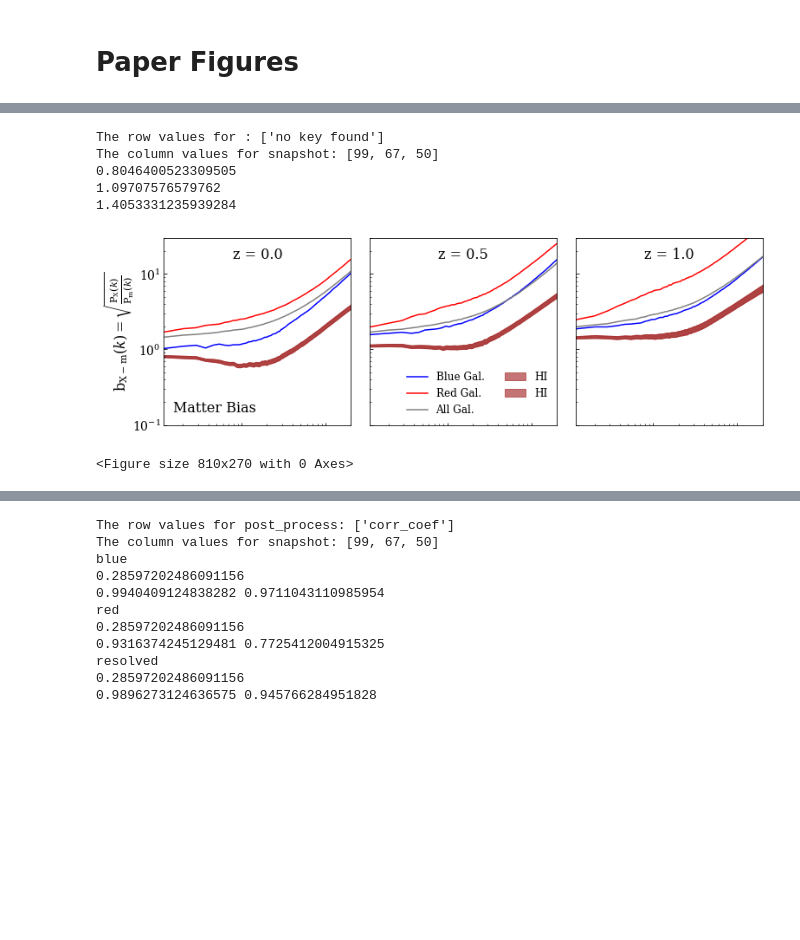
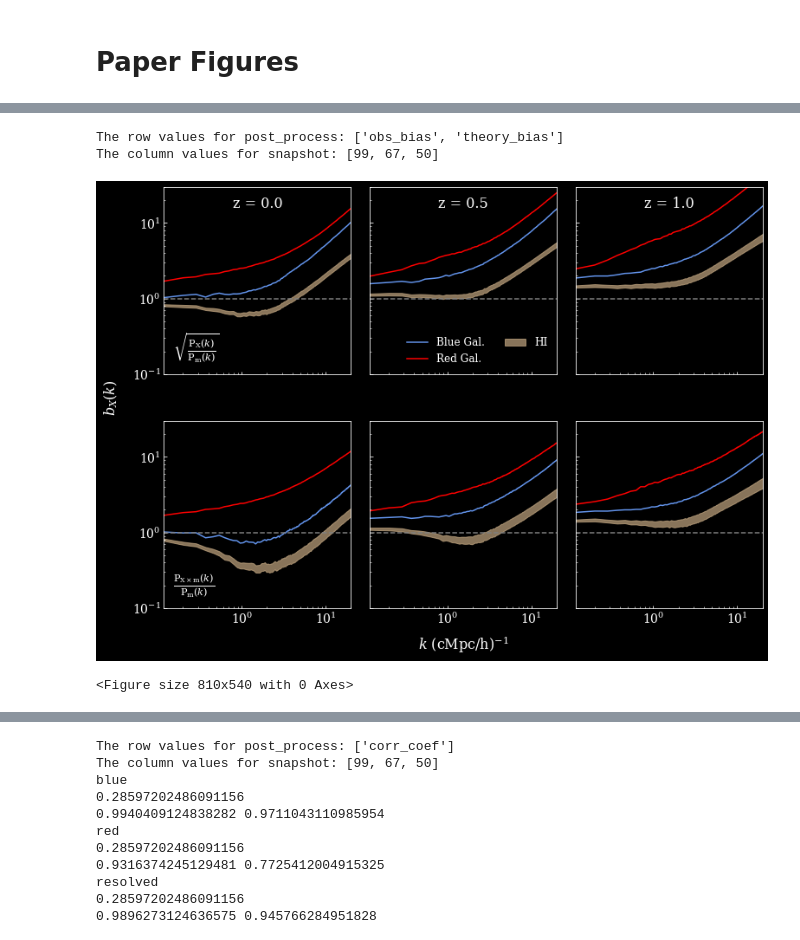
Before and after one commit to calvinosinga/hcolor, a Jupyter notebook: fig_md_analysis/Bias/bias_figures.ipynb, the cells around one changed output, grey strips where cells are left out. Saved outputs shown, nothing was run; the diff lists cells and outputs as text; code cells hidden in the pictures; blank space fills up the shorter version.

```diff
--- a/fig_md_analysis/Bias/bias_figures.ipynb
+++ b/fig_md_analysis/Bias/bias_figures.ipynb
@@ -3,9 +3,11 @@ import pickle as pkl
 import pk_plot_library as pplib
 import numpy as np
 
+
 pplib.imports()
+WEBPATH = '/Users/cosinga/code/calvinosinga.github.io/hicolor/sup_analysis/'
 # %%
-ds = pkl.load(open('/Users/cosinga/code/hcolor/fig_md_analysis/11-20_pkdatasort.pkl', 'rb'))
+ds = pkl.load(open('/Users/cosinga/code/hcolor/fig_md_analysis/2-10_pkdatasort.pkl', 'rb'))
 print(ds.getAttrs())
 
 ds.tickArgs(direction = 'in', labelsize = 14)
@@ -186,31 +210,20 @@ red 50
 # %%
 ip = {'is_auto':False, "HI_fieldname":['vn', 'hiptl'],
       'axis':0, 'grid_resolution':800, 'simname': 'tng100',
       'sim_resolution':'high', 'ptl_species':'ptl',
       'mas':'CICW',
-      'post_process':'obs_bias', 'snapshot':[99, 67, 50], 'space':'real',
+      'post_process':['obs_bias','theory_bias'], 'snapshot':[99, 67, 50], 'space':'real',
      'path':'fiducial', 'denominator':'ptl'}
-hifg = ds.figrid("post_processing", '', 'snapshot', ip)
-hifg.rowLabels([""])
+hifg = ds.figrid("", 'post_process', 'snapshot', ip)
+hifg.rowLabels(["", ""])
 hifg.colLabels([""]*4)
-hifg.tickArgs(labelbottom = False)
-hifg.autoFill(label = 'HI', alpha = 0.65, color = 'brown')
-hifg.legendArgs(slc = (0, 1), fontsize = 12, loc = 'lower right', ncol = 2)
+hifg.autoFill(label = 'HI', alpha = 0.65, color = 'tan')
+hifg.legendArgs(slc = (0, 1), fontsize = 12, loc = 'lower right', ncol = 2, labelcolor = 'white')
 hifg.plot(axes = bfg.axes)
-for j in range(3):
-    biases = []
-    for i in hifg.panels[0,j]:
-
-        if 'figrid_process' not in i.attrs:
-            biases.append(i.data[1][0])
-    biases = np.array(biases)
-    print(np.median(biases))
+bfg.save(WEBPATH + 'images/alt_bias.png', dpi = 150)
 bfg.fig
 # %% [output]
-The row values for : ['no key found']
+The row values for post_process: ['obs_bias', 'theory_bias']
 The column values for snapshot: [99, 67, 50]
-0.8046400523309505
-1.09707576579762
-1.4053331235939284
-[figure, old version]
+[figure, new version]
-<Figure size 810x270 with 0 Axes>
+<Figure size 810x540 with 0 Axes>
```
Also changed, not shown: parts of 8 cells of this notebook, 20 other files.
